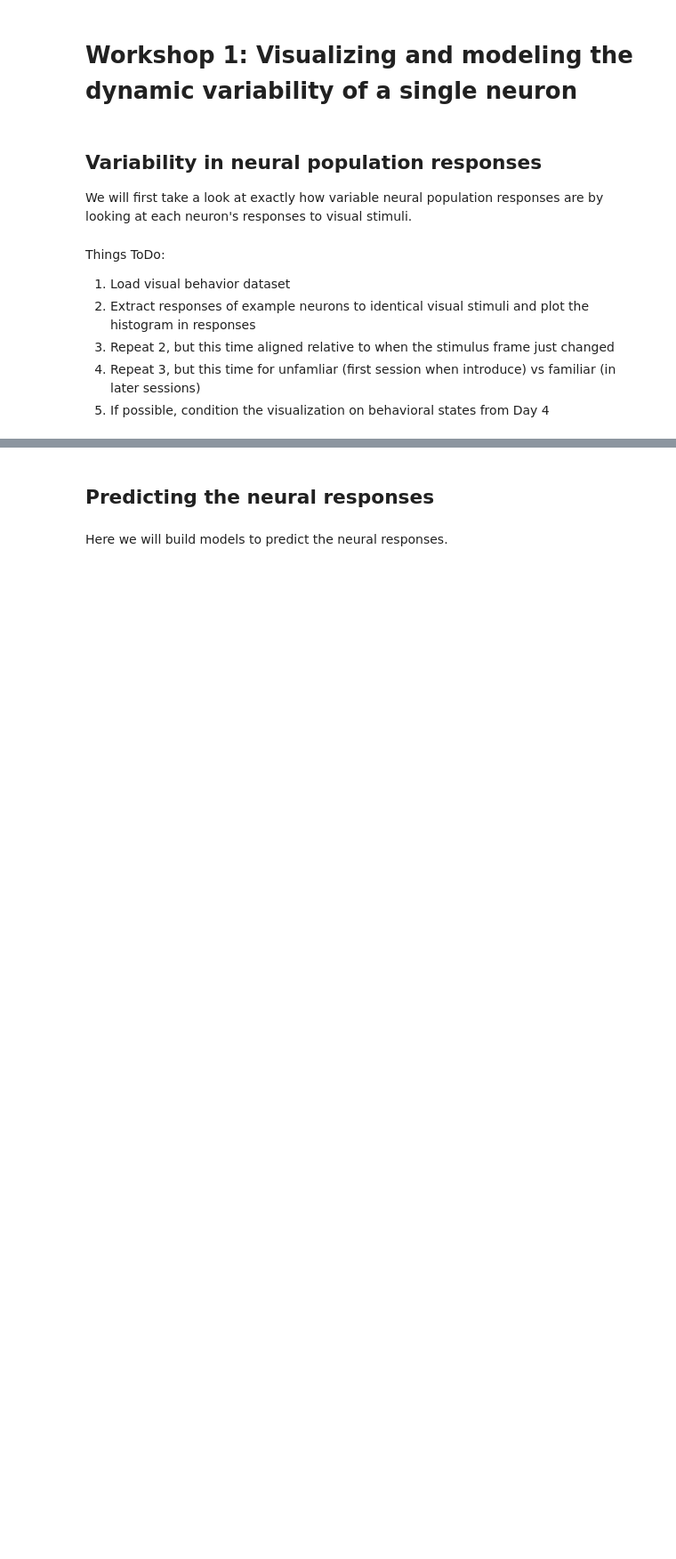
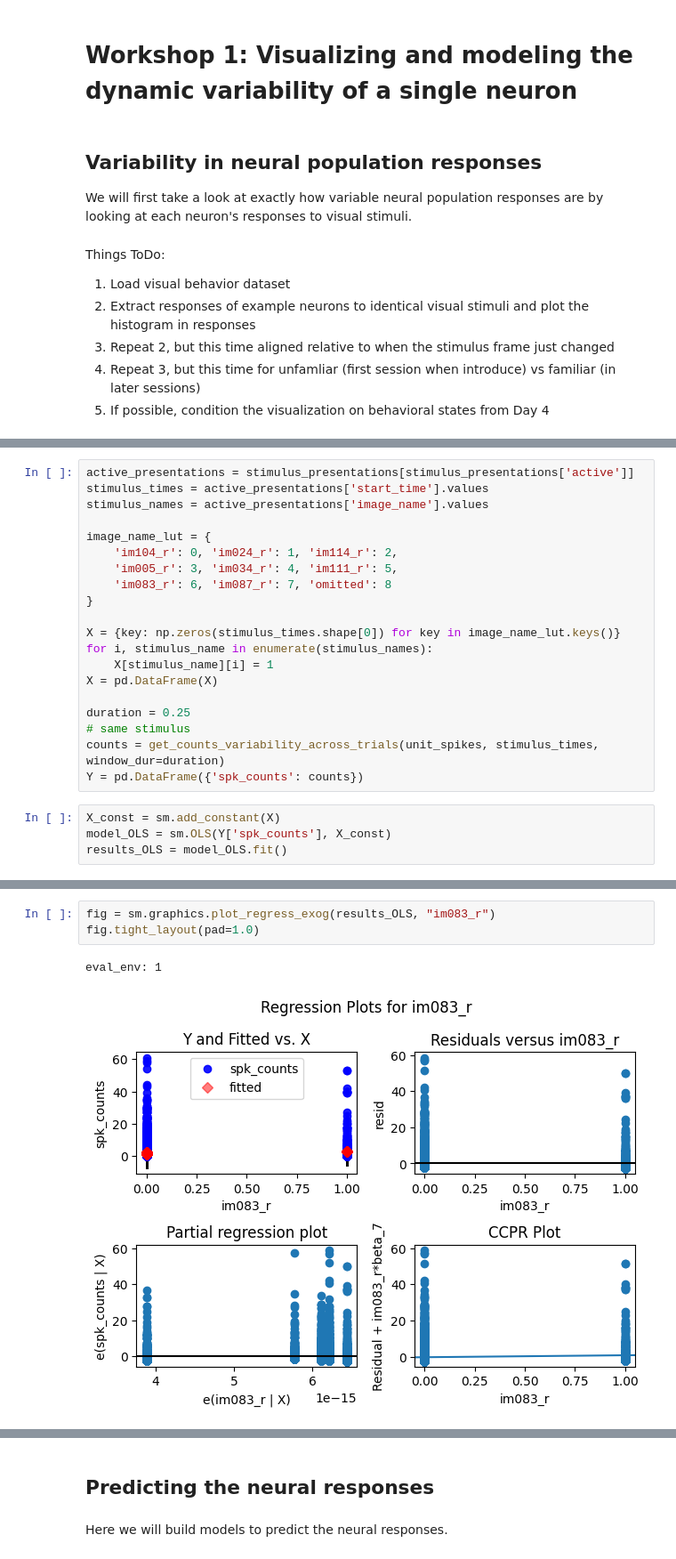
Before and after one commit to AllenInstitute/swdb_2023, a Jupyter notebook: Day5/Day5_VisualDynamicsModeling.ipynb, the cells around one changed output, grey strips where cells are left out. Shown at 89% size. Saved outputs shown, nothing was run; the diff lists cells and outputs as text; blank space fills up the shorter version.

```diff
--- a/Day5/Day5_VisualDynamicsModeling.ipynb
+++ b/Day5/Day5_VisualDynamicsModeling.ipynb
@@ -669,0 +833,24 @@ Things ToDo:
+# %%
+active_presentations = stimulus_presentations[stimulus_presentations['active']]
+stimulus_times = active_presentations['start_time'].values
+stimulus_names = active_presentations['image_name'].values
+
+image_name_lut = {
+    'im104_r': 0, 'im024_r': 1, 'im114_r': 2,
+    'im005_r': 3, 'im034_r': 4, 'im111_r': 5,
+    'im083_r': 6, 'im087_r': 7, 'omitted': 8
+}
+
+X = {key: np.zeros(stimulus_times.shape[0]) for key in image_name_lut.keys()}
+for i, stimulus_name in enumerate(stimulus_names):
+    X[stimulus_name][i] = 1
+X = pd.DataFrame(X)
+
+duration = 0.25
+# same stimulus
+counts = get_counts_variability_across_trials(unit_spikes, stimulus_times, window_dur=duration)
+Y = pd.DataFrame({'spk_counts': counts})
+# %%
+X_const = sm.add_constant(X)
+model_OLS = sm.OLS(Y['spk_counts'], X_const)
+results_OLS = model_OLS.fit()
@@ -669,0 +889,6 @@ Things ToDo:
+# %%
+fig = sm.graphics.plot_regress_exog(results_OLS, "im083_r")
+fig.tight_layout(pad=1.0)
+# %% [output]
+eval_env: 1
+[figure, added]
```
Also changed, not shown: parts of 15 cells of this notebook, 3 other files.
